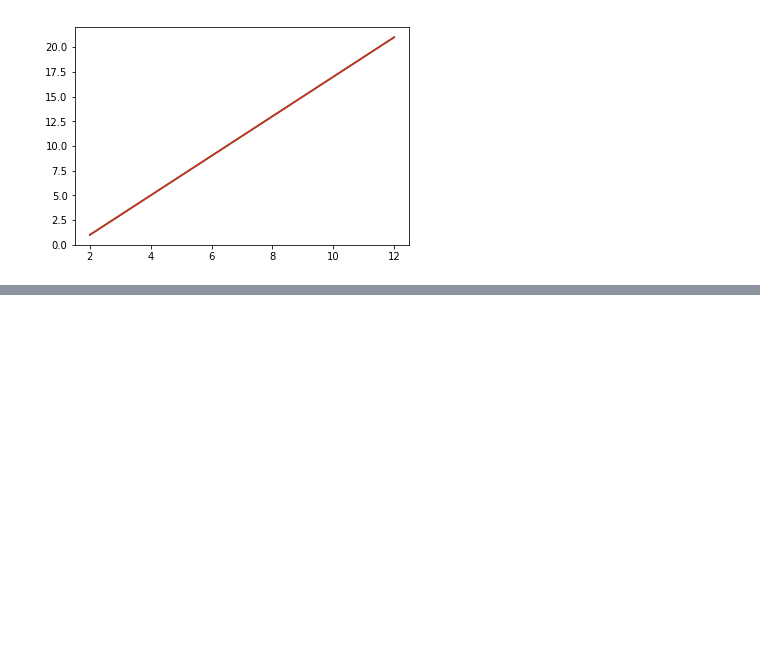
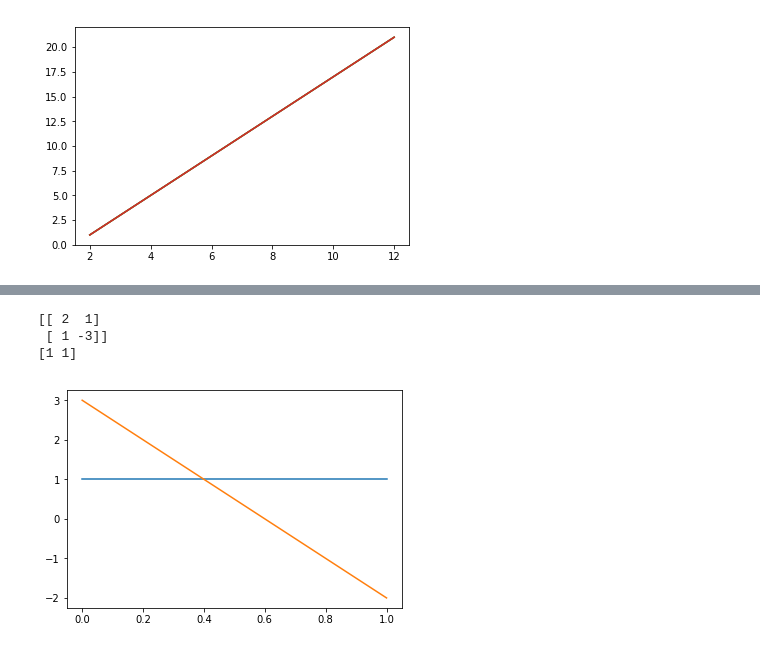
Before and after one commit to CATUABAisLIFE/Aula06, a Jupyter notebook: Aula06_Luan.ipynb, the cells around one changed output, grey strips where cells are left out. Drawn from its saved outputs; the diff is of its cells as text; code cells hidden in the pictures; blank space fills up the shorter version.

```diff
--- a/Aula06_Luan.ipynb
+++ b/Aula06_Luan.ipynb
@@ -37,0 +49,27 @@ plt.show()
+# %%
+a  = np.matrix([[2, 1], [1, -3]])
+v  = np.array( [ 1 , 1] )
+def funcao(t):
+    return (2*t)-3
+def funcao1(t):
+    return (2*t)-3
+n = np.linspace(2,12, num=1000)
+plt.plot(n, funcao(n))
+plt.plot(n, funcao1(n))
+plt.show()
+
+
+print(a)
+print(b)
+u = np.matmul(a.data,v)
+
+plt.plot(u)
+
+
+
+plt.show()
+# %% [output]
+[[ 2  1]
+ [ 1 -3]]
+[1 1]
+[figure, added]
```
Also changed, not shown: parts of 2 cells of this notebook.
